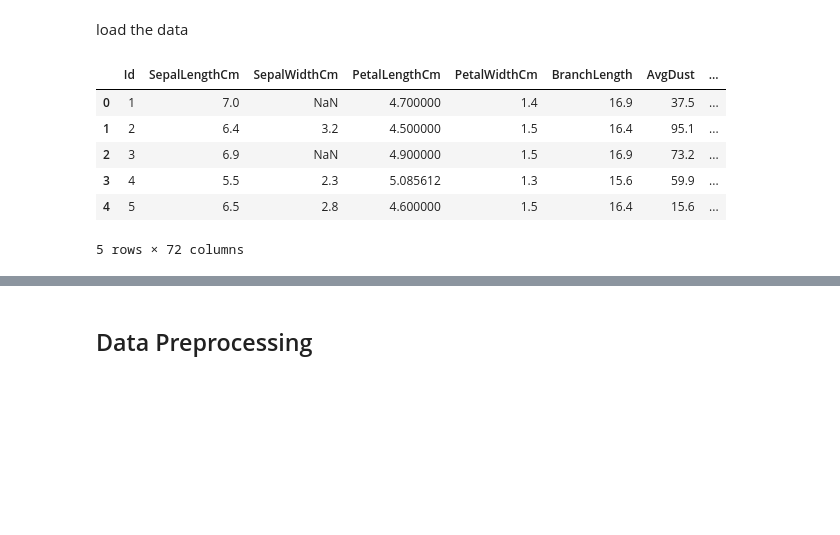
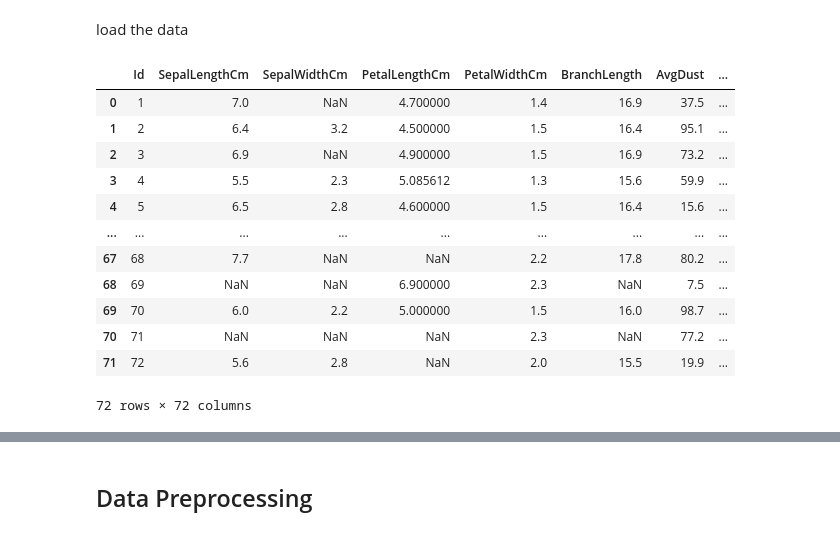
Before and after one commit to jspldrch/DataMining_Assignment1, a Jupyter notebook: Real_World_Classification.ipynb, the cells around one changed output, grey strips where cells are left out. Cells and saved outputs as stored; diff of their text form; code cells hidden in the pictures; blank space fills up the shorter version.

```diff
--- a/Real_World_Classification.ipynb
+++ b/Real_World_Classification.ipynb
@@ -23,12 +23,18 @@ load the data
 # %%
 # Load data from the regularization demo CSV
 df = pd.read_csv('data/NYCU_Iris.csv')
-df.head()
+df.head(72)
 # %% [output]
 |  | Id | SepalLengthCm | SepalWidthCm | PetalLengthCm | PetalWidthCm | BranchLength | AvgDust | ... |
 | 0 | 1 | 7.0 | NaN | 4.700000 | 1.4 | 16.9 | 37.5 | ... |
 | 1 | 2 | 6.4 | 3.2 | 4.500000 | 1.5 | 16.4 | 95.1 | ... |
 | 2 | 3 | 6.9 | NaN | 4.900000 | 1.5 | 16.9 | 73.2 | ... |
 | 3 | 4 | 5.5 | 2.3 | 5.085612 | 1.3 | 15.6 | 59.9 | ... |
 | 4 | 5 | 6.5 | 2.8 | 4.600000 | 1.5 | 16.4 | 15.6 | ... |
+| ... | ... | ... | ... | ... | ... | ... | ... | ... |
+| 67 | 68 | 7.7 | NaN | NaN | 2.2 | 17.8 | 80.2 | ... |
+| 68 | 69 | NaN | NaN | 6.900000 | 2.3 | NaN | 7.5 | ... |
+| 69 | 70 | 6.0 | 2.2 | 5.000000 | 1.5 | 16.0 | 98.7 | ... |
+| 70 | 71 | NaN | NaN | NaN | 2.3 | NaN | 77.2 | ... |
+| 71 | 72 | 5.6 | 2.8 | NaN | 2.0 | 15.5 | 19.9 | ... |
-5 rows × 72 columns
+72 rows × 72 columns
```
Also changed, not shown: parts of 7 cells of this notebook, 1 other file.
